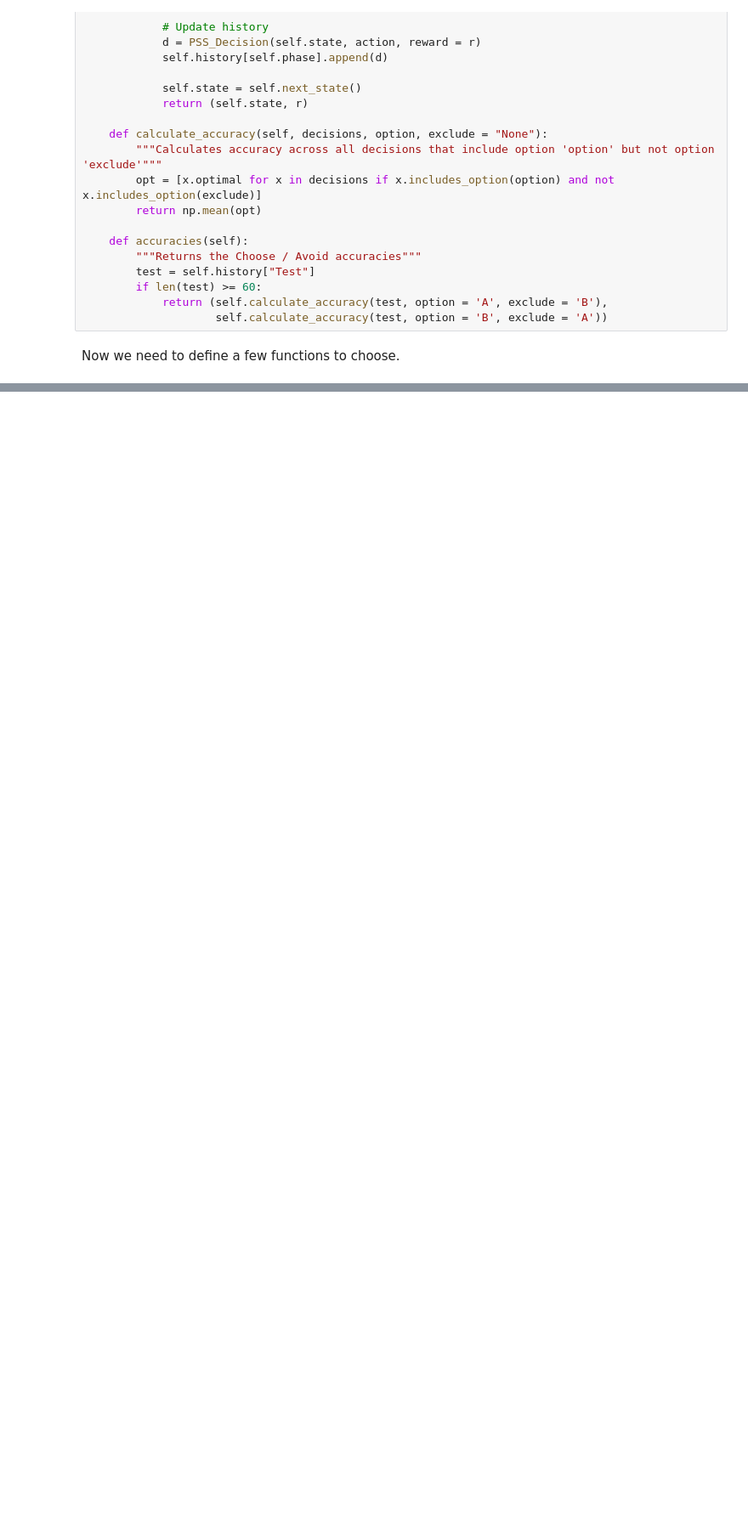
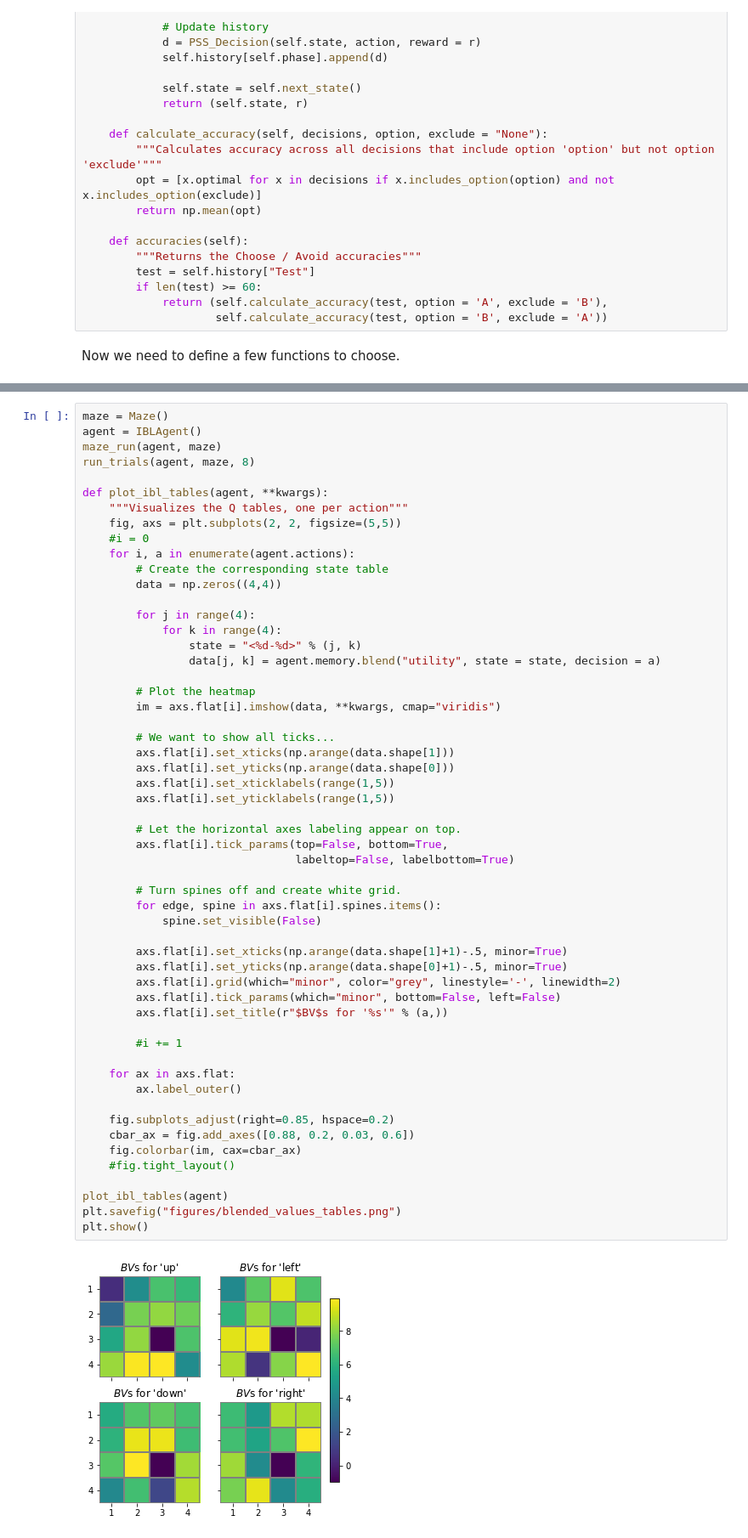
Before and after one commit to TheRealDrDre/CompCogNeuro, a Jupyter notebook: ACTR/declarative.ipynb, the cells around one changed output, grey strips where cells are left out. Shown at 85% size. Saved outputs shown, nothing was run; the diff lists cells and outputs as text; blank space fills up the shorter version.

```diff
--- a/ACTR/declarative.ipynb
+++ b/ACTR/declarative.ipynb
@@ -361,0 +607,57 @@ We can now generalize this approach
+# %%
+maze = Maze()
+agent = IBLAgent()
+maze_run(agent, maze)
+run_trials(agent, maze, 8)
+
+def plot_ibl_tables(agent, **kwargs):
+    """Visualizes the Q tables, one per action"""
+    fig, axs = plt.subplots(2, 2, figsize=(5,5))
+    #i = 0
+    for i, a in enumerate(agent.actions):
+        # Create the corresponding state table
+        data = np.zeros((4,4))
+
+        for j in range(4):
+            for k in range(4):
+                state = "<%d-%d>" % (j, k)
+                data[j, k] = agent.memory.blend("utility", state = state, decision = a)
+
+        # Plot the heatmap
+        im = axs.flat[i].imshow(data, **kwargs, cmap="viridis")
+
+        # We want to show all ticks...
+        axs.flat[i].set_xticks(np.arange(data.shape[1]))
+        axs.flat[i].set_yticks(np.arange(data.shape[0]))
+        axs.flat[i].set_xticklabels(range(1,5))
+        axs.flat[i].set_yticklabels(range(1,5))
+
+        # Let the horizontal axes labeling appear on top.
+        axs.flat[i].tick_params(top=False, bottom=True,
+                                labeltop=False, labelbottom=True)
+
+        # Turn spines off and create white grid.
+        for edge, spine in axs.flat[i].spines.items():
+            spine.set_visible(False)
+
+        axs.flat[i].set_xticks(np.arange(data.shape[1]+1)-.5, minor=True)
+        axs.flat[i].set_yticks(np.arange(data.shape[0]+1)-.5, minor=True)
+        axs.flat[i].grid(which="minor", color="grey", linestyle='-', linewidth=2)
+        axs.flat[i].tick_params(which="minor", bottom=False, left=False)
+        axs.flat[i].set_title(r"$BV$s for '%s'" % (a,))
+
+        #i += 1
+
+    for ax in axs.flat:
+        ax.label_outer()
+
+    fig.subplots_adjust(right=0.85, hspace=0.2)
+    cbar_ax = fig.add_axes([0.88, 0.2, 0.03, 0.6])
+    fig.colorbar(im, cax=cbar_ax)
+    #fig.tight_layout()
+
+plot_ibl_tables(agent)
+plt.savefig("figures/blended_values_tables.png")
+plt.show()
+# %% [output]
+[figure, added]
```
Also changed, not shown: parts of 20 cells of this notebook, 2 other files.
